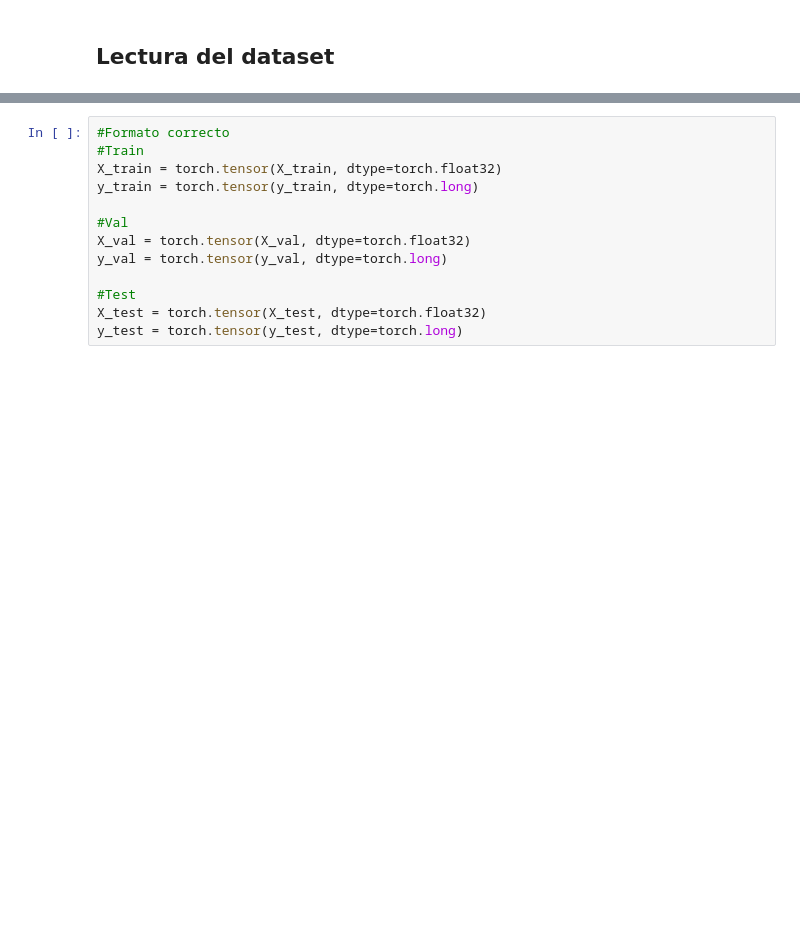
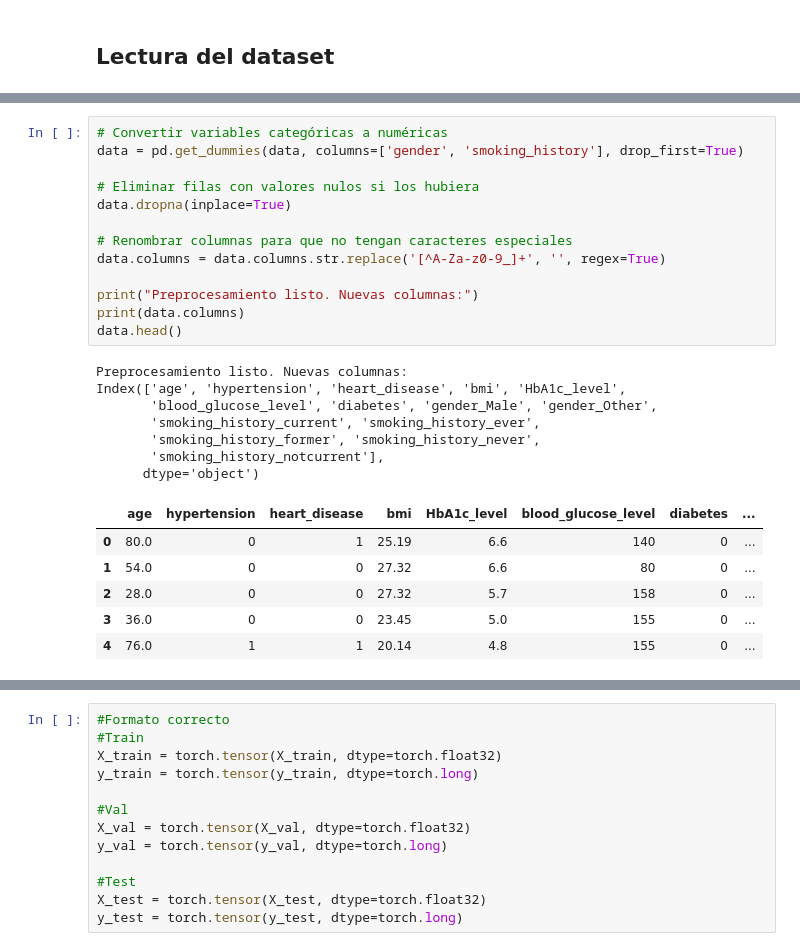
Before and after one commit to TomoCid/ProyectoDeepLearning, a Jupyter notebook: HealthConditionBinary.ipynb, the cells around one changed output, grey strips where cells are left out. Drawn from its saved outputs; the diff is of its cells as text; blank space fills up the shorter version.

```diff
--- a/HealthConditionBinary.ipynb
+++ b/HealthConditionBinary.ipynb
@@ -71,3 +72,30 @@ data.head(5)
+# %%
+# Convertir variables categóricas a numéricas
+data = pd.get_dummies(data, columns=['gender', 'smoking_history'], drop_first=True)
+
+# Eliminar filas con valores nulos si los hubiera
+data.dropna(inplace=True)
+
+# Renombrar columnas para que no tengan caracteres especiales
+data.columns = data.columns.str.replace('[^A-Za-z0-9_]+', '', regex=True)
+
+print("Preprocesamiento listo. Nuevas columnas:")
+print(data.columns)
+data.head()
+# %% [output]
+Preprocesamiento listo. Nuevas columnas:
+Index(['age', 'hypertension', 'heart_disease', 'bmi', 'HbA1c_level',
+       'blood_glucose_level', 'diabetes', 'gender_Male', 'gender_Other',
+       'smoking_history_current', 'smoking_history_ever',
+       'smoking_history_former', 'smoking_history_never',
+       'smoking_history_notcurrent'],
+      dtype='object')
+|  | age | hypertension | heart_disease | bmi | HbA1c_level | blood_glucose_level | diabetes | ... |
+| 0 | 80.0 | 0 | 1 | 25.19 | 6.6 | 140 | 0 | ... |
+| 1 | 54.0 | 0 | 0 | 27.32 | 6.6 | 80 | 0 | ... |
+| 2 | 28.0 | 0 | 0 | 27.32 | 5.7 | 158 | 0 | ... |
+| 3 | 36.0 | 0 | 0 | 23.45 | 5.0 | 155 | 0 | ... |
+| 4 | 76.0 | 1 | 1 | 20.14 | 4.8 | 155 | 0 | ... |
 # %%
 data.info()
 # %% [output]
```
Also changed, not shown: parts of 16 cells of this notebook, 14 other files.
